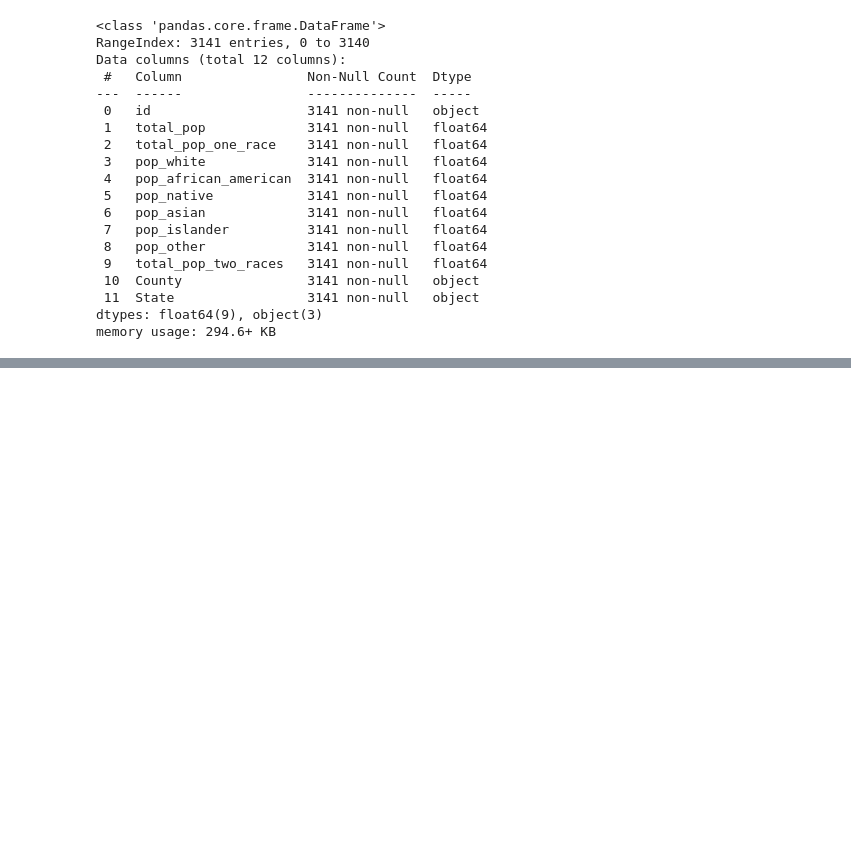
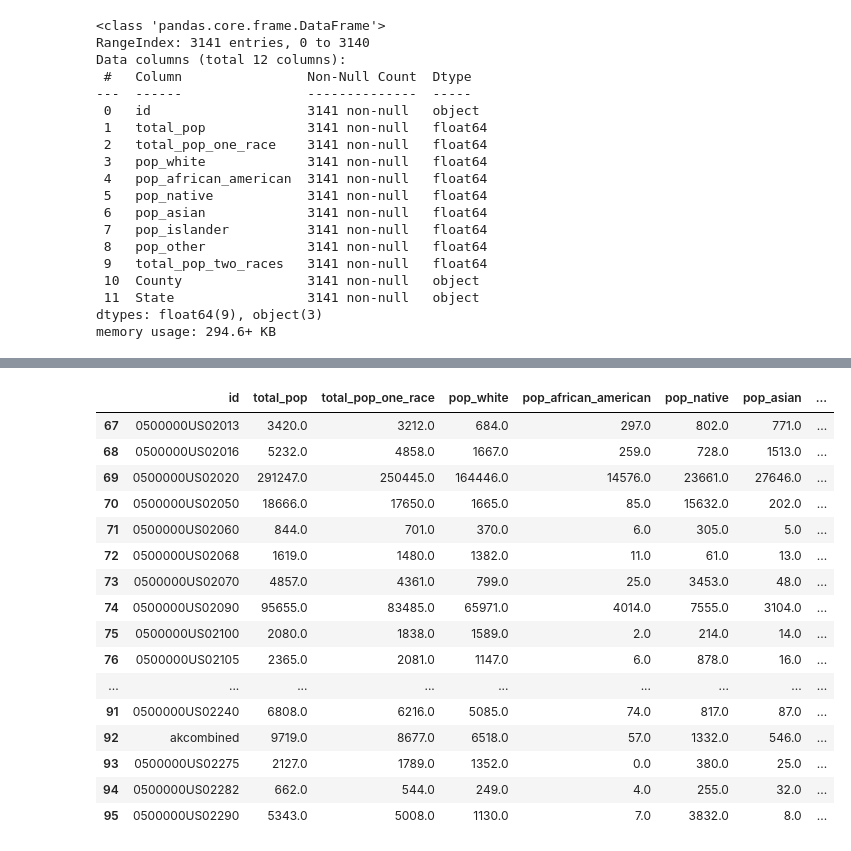
Before and after one commit to AngieKay/2016-Election-by-County, a Jupyter notebook: Preprocessing/race_poverty_results_with_alaska_join.ipynb, the cells around one changed output, grey strips where cells are left out. Saved outputs shown, nothing was run; the diff lists cells and outputs as text; code cells hidden in the pictures; blank space fills up the shorter version.

```diff
--- a/Preprocessing/race_poverty_results_with_alaska_join.ipynb
+++ b/Preprocessing/race_poverty_results_with_alaska_join.ipynb
@@ -8,11 +8,11 @@ import numpy as np
 pd.set_option("max_rows", None)
 pd.set_option("max_columns", None)
 # %%
-results = load(open('combined_results.pkl', 'rb'))
+results = load(open('../PICKLES/combined_results.pkl', 'rb'))
 # %%
-race = load(open('df_race1.pkl', 'rb'))
+race = load(open('../PICKLES/df_race1.pkl', 'rb'))
 # %%
-poverty = load(open('poverty.pkl', 'rb'))
+poverty = load(open('../PICKLES/poverty.pkl', 'rb'))
 # %%
 results.head()
 # %% [output]
@@ -100,3 +91,23 @@ race_poverty_results.tail()
+# %%
+race_poverty_results.loc[race_poverty_results.state == 'Alaska']
+# %% [output]
+|  | id | total_pop | total_pop_one_race | pop_white | pop_african_american | pop_native | pop_asian | ... |
+| 67 | 0500000US02013 | 3420.0 | 3212.0 | 684.0 | 297.0 | 802.0 | 771.0 | ... |
+| 68 | 0500000US02016 | 5232.0 | 4858.0 | 1667.0 | 259.0 | 728.0 | 1513.0 | ... |
+| 69 | 0500000US02020 | 291247.0 | 250445.0 | 164446.0 | 14576.0 | 23661.0 | 27646.0 | ... |
+| 70 | 0500000US02050 | 18666.0 | 17650.0 | 1665.0 | 85.0 | 15632.0 | 202.0 | ... |
+| 71 | 0500000US02060 | 844.0 | 701.0 | 370.0 | 6.0 | 305.0 | 5.0 | ... |
+| 72 | 0500000US02068 | 1619.0 | 1480.0 | 1382.0 | 11.0 | 61.0 | 13.0 | ... |
+| 73 | 0500000US02070 | 4857.0 | 4361.0 | 799.0 | 25.0 | 3453.0 | 48.0 | ... |
+| 74 | 0500000US02090 | 95655.0 | 83485.0 | 65971.0 | 4014.0 | 7555.0 | 3104.0 | ... |
+| 75 | 0500000US02100 | 2080.0 | 1838.0 | 1589.0 | 2.0 | 214.0 | 14.0 | ... |
+| 76 | 0500000US02105 | 2365.0 | 2081.0 | 1147.0 | 6.0 | 878.0 | 16.0 | ... |
+| ... | ... | ... | ... | ... | ... | ... | ... | ... |
+| 91 | 0500000US02240 | 6808.0 | 6216.0 | 5085.0 | 74.0 | 817.0 | 87.0 | ... |
+| 92 | akcombined | 9719.0 | 8677.0 | 6518.0 | 57.0 | 1332.0 | 546.0 | ... |
+| 93 | 0500000US02275 | 2127.0 | 1789.0 | 1352.0 | 0.0 | 380.0 | 25.0 | ... |
+| 94 | 0500000US02282 | 662.0 | 544.0 | 249.0 | 4.0 | 255.0 | 32.0 | ... |
+| 95 | 0500000US02290 | 5343.0 | 5008.0 | 1130.0 | 7.0 | 3832.0 | 8.0 | ... |
 # %%
 dump(race_poverty_results, open('race_poverty_results.pkl', 'wb'))
 # %%
```
Also changed, not shown: parts of 1 cell of this notebook, 21 other files.
